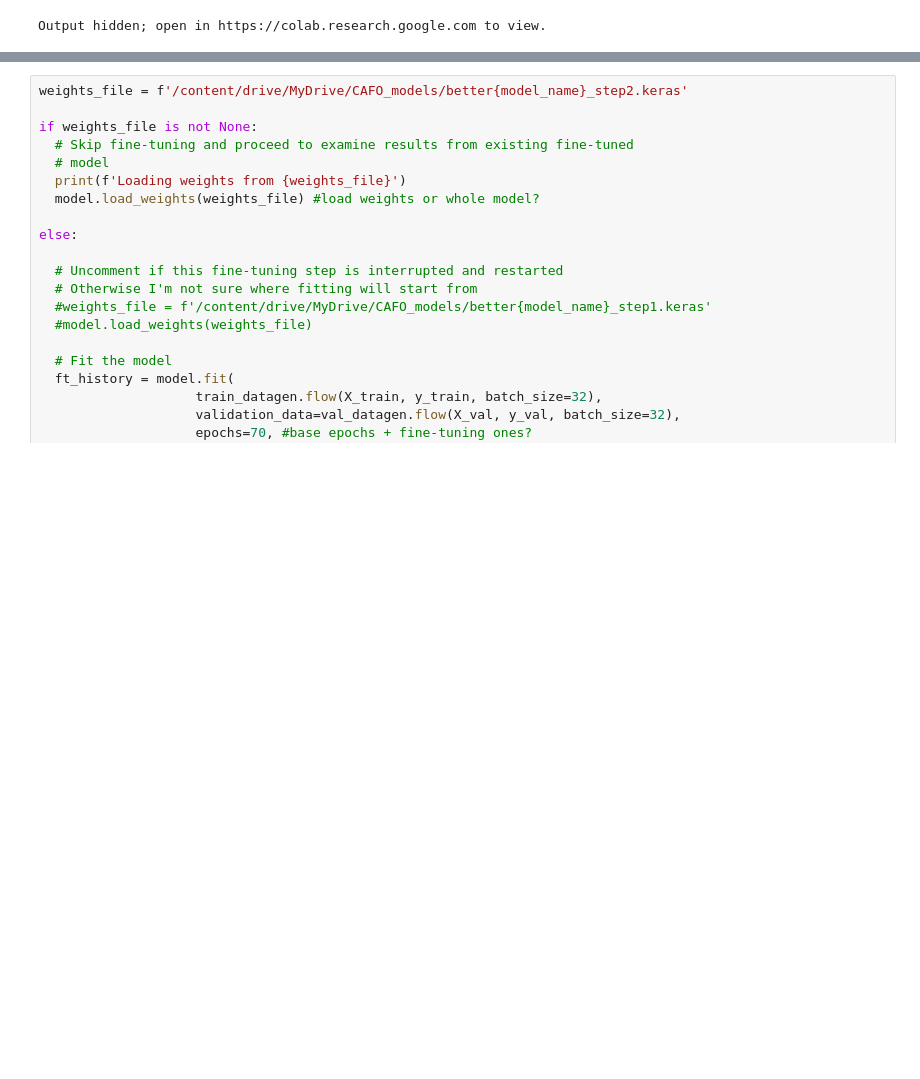
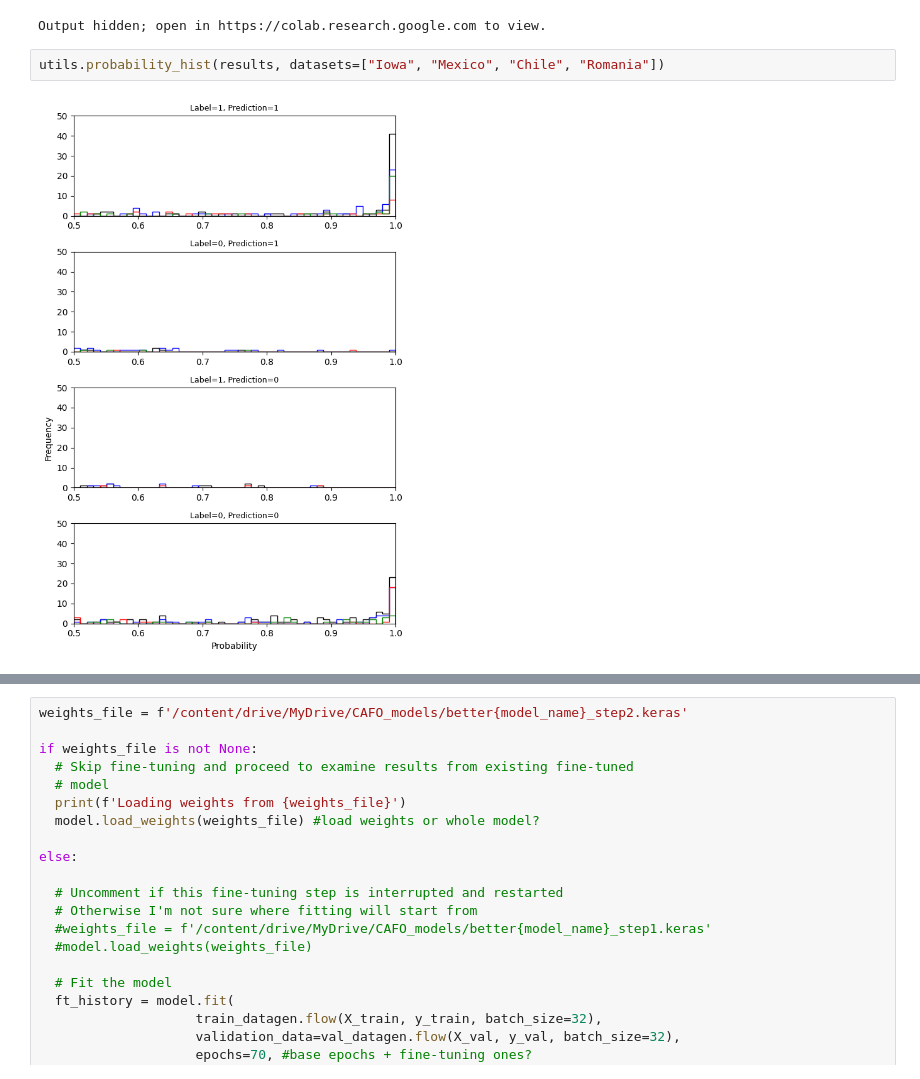
Before and after one commit to rachelemason/CAFO-AI, a Jupyter notebook: 12_betterModel.ipynb, the cells around one changed output, grey strips where cells are left out. Cells and saved outputs as stored; diff of their text form; blank space fills up the shorter version.

```diff
--- a/12_betterModel.ipynb
+++ b/12_betterModel.ipynb
@@ -281,6 +288,10 @@ print('\n', classification_report(results["Label"].to_list(),\
 utils.plot_classified_images(X_test, results, class_mapping, ascending=False)
 # %% [output]
 Output hidden; open in https://colab.research.google.com to view.
+# %%
+utils.probability_hist(results, datasets=["Iowa", "Mexico", "Chile", "Romania"])
+# %% [output]
+[figure, added]
 # %%
 # Fine-tune the model
 
```
Also changed, not shown: parts of 9 cells of this notebook, 2 other files.
